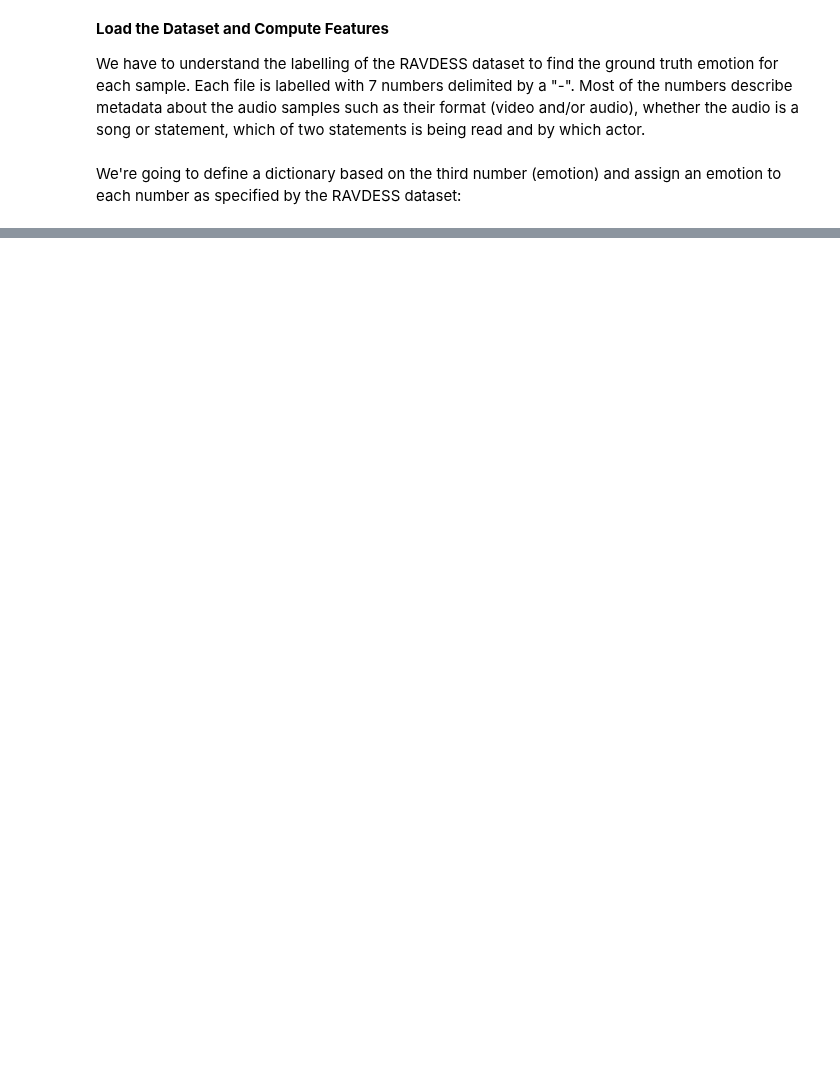
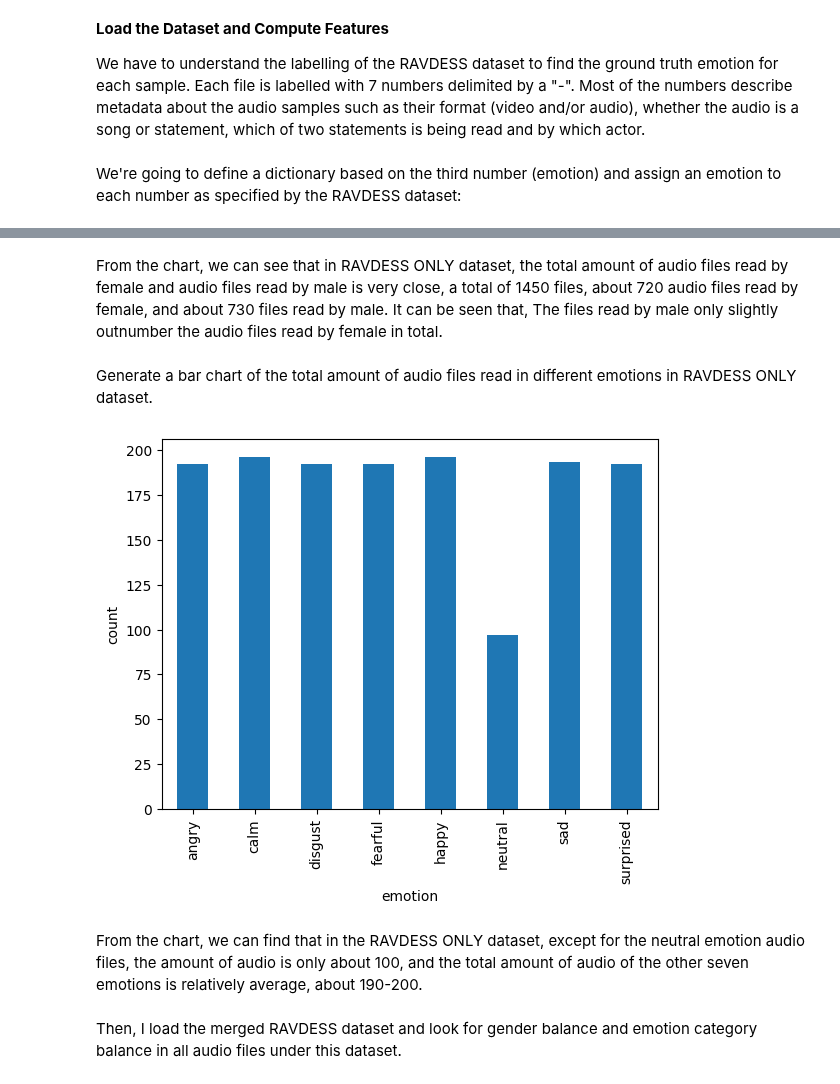
Before and after one commit to IAT-ExploringAI-2024/Week-2_Data_Preprocessing, a Jupyter notebook: JackyLam_Assignment2.ipynb, the cells around one changed output, grey strips where cells are left out. Drawn from its saved outputs; the diff is of its cells as text; code cells hidden in the pictures; blank space fills up the shorter version.

```diff
--- a/JackyLam_Assignment2.ipynb
+++ b/JackyLam_Assignment2.ipynb
@@ -167,0 +169,14 @@ ValueError: all the input array dimensions for the concatenation axis must match
+# %% [markdown]
+From the chart, we can see that in RAVDESS ONLY dataset, the total amount of audio files read by female and audio files read by male is very close, a total of 1450 files, about 720 audio files read by female, and about 730 files read by male. It can be seen that, The files read by male only slightly outnumber the audio files read by female in total.
+# %% [markdown]
+Generate a bar chart of the total amount of audio files read in different emotions in RAVDESS ONLY dataset.
+# %%
+ravdess_dataframe.groupby('emotion').size().plot(kind='bar')
+plt.ylabel('count')
+plt.show()
+# %% [output]
+[figure, added]
+# %% [markdown]
+From the chart, we can find that in the RAVDESS ONLY dataset, except for the neutral emotion audio files, the amount of audio is only about 100, and the total amount of audio of the other seven emotions is relatively average, about 190-200.
+# %% [markdown]
+Then, I load the merged RAVDESS dataset and look for gender balance and emotion category balance in all audio files under this dataset.
```
Also changed, not shown: parts of 24 cells of this notebook.
